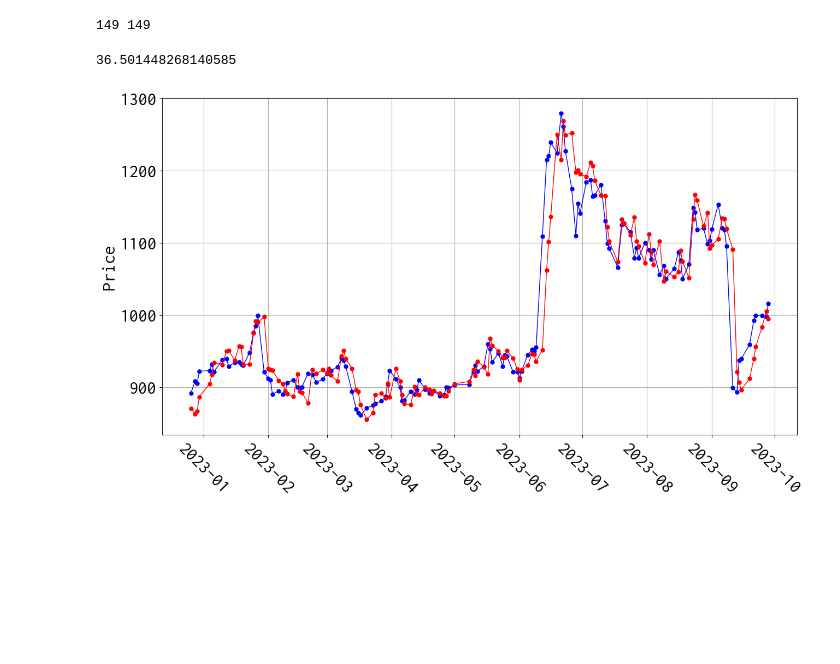
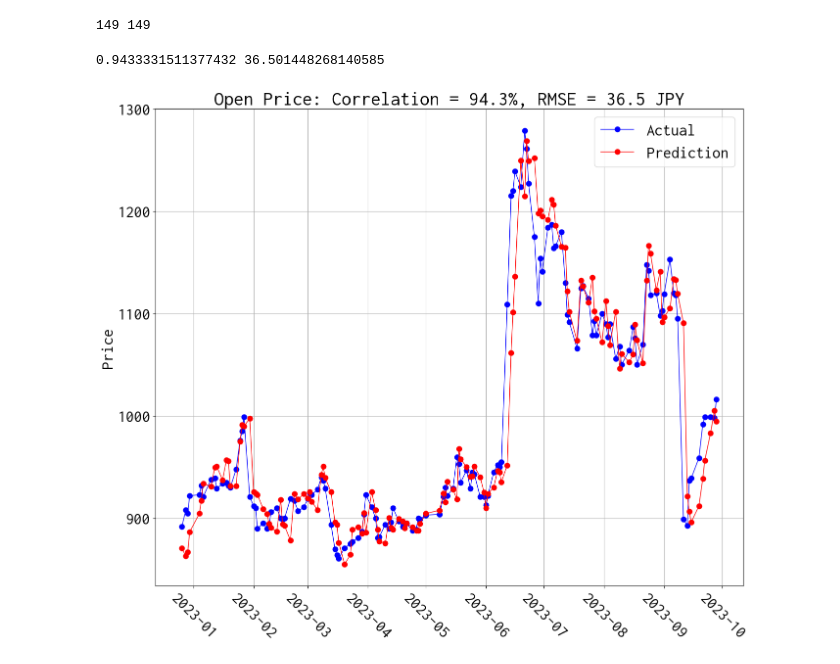
Before and after one commit to bitwalk123/stock-explorer, a Jupyter notebook: snippets/sim_pred_001.ipynb, the cells around one changed output. Cells and saved outputs as stored; diff of their text form; code cells hidden in the pictures; blank space fills up the shorter version.

```diff
--- a/snippets/sim_pred_001.ipynb
+++ b/snippets/sim_pred_001.ipynb
@@ -136,36 +136,44 @@ font_prop = fm.FontProperties(fname=FONT_PATH)
 plt.rcParams['font.family'] = font_prop.get_name()
 plt.rcParams['font.size'] = 24
 # %%
+from scipy.stats import pearsonr
 from sklearn.metrics import mean_squared_error
 
+corr, _ = pearsonr(list_y, list_y_pred)
 rmse = mean_squared_error(list_y, list_y_pred, squared=False)
-print(rmse)
+print(corr, rmse)
 
-fig = plt.figure(figsize=(15, 8))
+fig = plt.figure(figsize=(15, 15))
 ax = fig.add_subplot()
 
 ax.plot(
     list_x,
     list_y,
     color='blue',
     marker='o',
-    markersize=5,
-    linewidth=1
+    markersize=7.5,
+    linewidth=1,
+    label='Actual'
 )
 ax.plot(
     list_x_pred,
     list_y_pred,
     color='red',
     marker='o',
-    markersize=5,
-    linewidth=1
+    markersize=7.5,
+    linewidth=1,
+    label='Prediction'
 )
 
 plt.xticks(rotation=315)
 ax.set_ylabel('Price')
 plt.grid()
+plt.title('Open Price: Correlation = %.1f%%, RMSE = %.1f JPY' % (corr * 100, rmse))
+plt.legend()
+plt.subplots_adjust(left=0.1, right=0.9, bottom=0.25, top=0.9)
 
+plt.savefig('prediction.png')
 plt.show()
 # %% [output]
-36.501448268140585
+0.9433331511377432 36.501448268140585
-[figure, old version]
+[figure, new version]
```
Also changed, not shown: 1 other file.
